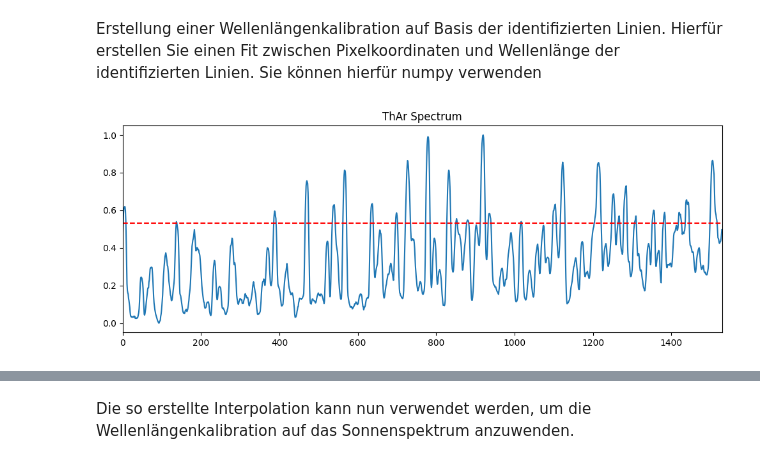
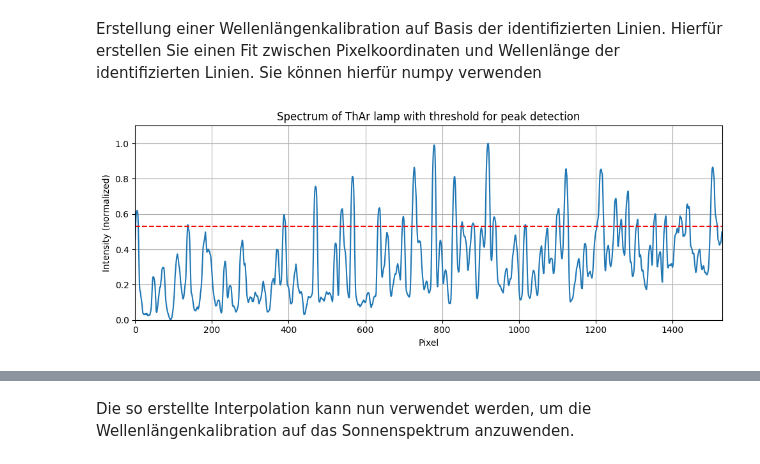
Before and after one commit to B0whunt3r21/AstroPrak, a Jupyter notebook: SolarSpectrum/Auswertungshilfe.ipynb, the cells around one changed output, grey strips where cells are left out. Cells and saved outputs as stored; diff of their text form; code cells hidden in the pictures.

```diff
--- a/SolarSpectrum/Auswertungshilfe.ipynb
+++ b/SolarSpectrum/Auswertungshilfe.ipynb
@@ -214,12 +214,16 @@ Erstellung einer Wellenlängenkalibration auf Basis der identifizierten Linien.
 # %%
 # Plot ThAr-lines related to Linienatlas
 fig, ax = plt.subplots(1, 1, figsize=(10, 4))
 ax.plot(ThArSpect_normalized)
 ax.set_xlim(0, 1530)
+ax.set_ylim(0, 1.1)
 ax.hlines(y=ThAr_peaks_threshold, xmin=0, xmax=1530, color='red', linestyle='dashed')
-ax.set_title('ThAr Spectrum')
+ax.set_xlabel('Pixel')
+ax.set_ylabel('Intensity (normalized)')
+ax.set_title('Spectrum of ThAr lamp with threshold for peak detection')
+ax.grid()
 
 plt.tight_layout()
 plt.show()
 # %% [output]
-[figure, old version]
+[figure, new version]
```
Also changed, not shown: parts of 8 cells of this notebook.
